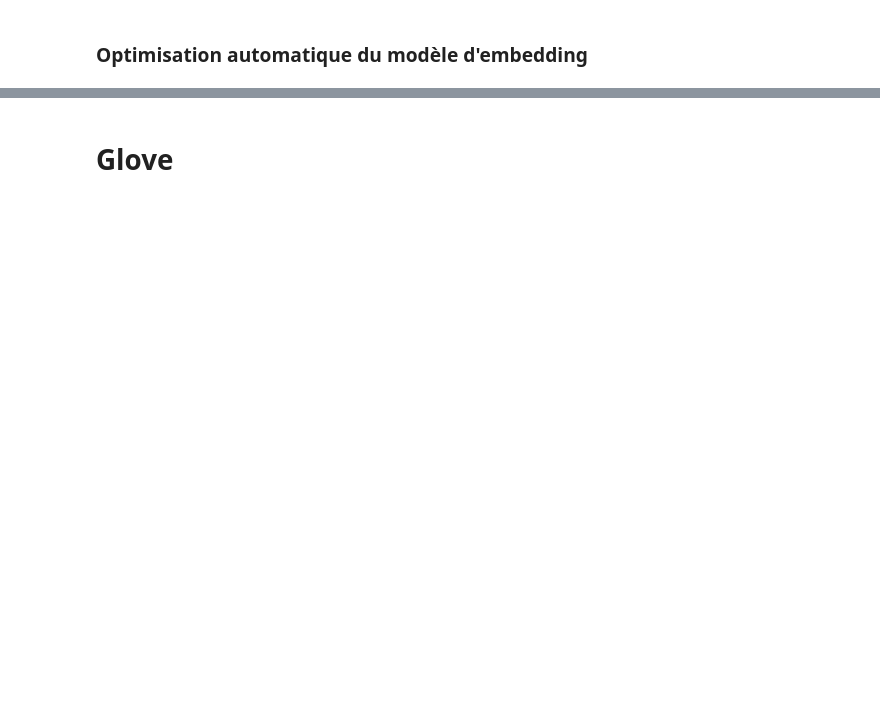
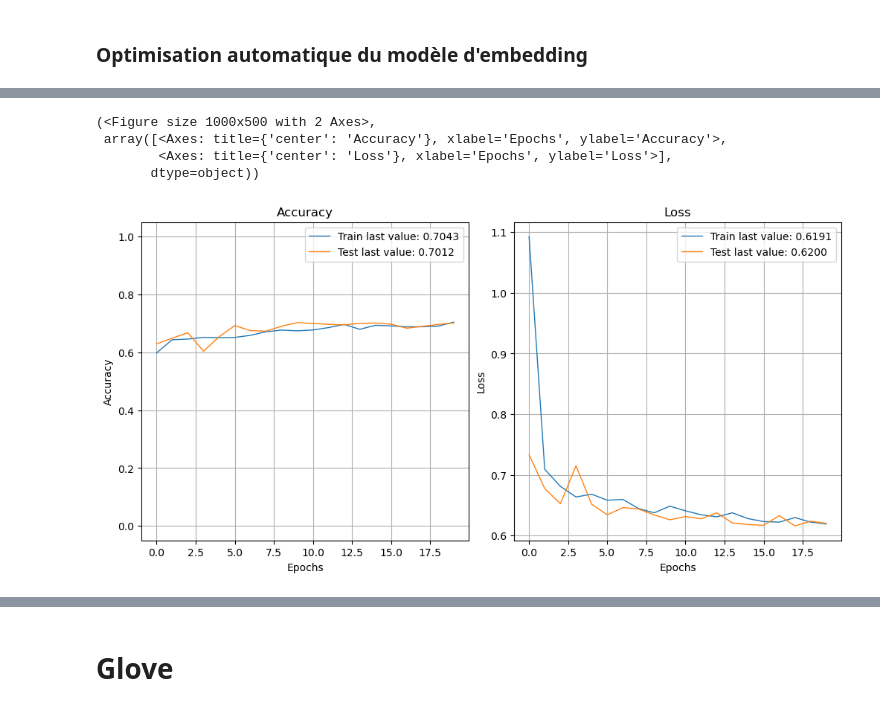
Before and after one commit to cecile-aie/oc_aiep7, a Jupyter notebook: P7_modele_avance.ipynb, the cells around one changed output, grey strips where cells are left out. Cells and saved outputs as stored; diff of their text form; code cells hidden in the pictures; blank space fills up the shorter version.

```diff
--- a/P7_modele_avance.ipynb
+++ b/P7_modele_avance.ipynb
@@ -565,11 +621,0 @@ models = [model_W2v_1, model_W2v_2, model_W2v_3, model_W2v_4, model_W2v_5]  # Re
-# %%
-# Boucle sur les modèles et historiques pour les logger dans MLflow
-for i, (model, history) in enumerate(zip(models, histories)):
-    # Logger le modèle
-    mlflow.keras.log_model(model, f"model_{i+1}")
-
-    # Logger les métriques de l'historique
-    log_history(history, i+1)
-
-    # Logger les graphes d'historique
-    log_history_plot(history, i+1)
@@ -679,0 +744,29 @@ history = best_model.fit(train_padded, y_train, epochs=20, validation_data=(test
+# %%
+import os
+import shutil
+# Supprimer le répertoire s'il existe déjà (pour refaire une mise au point de paramètres à chaque run)
+if os.path.exists('my_dir'):
+    shutil.rmtree('my_dir')
+
+# Instanciation du tuner après suppression
+tuner_W2v = kt.Hyperband(
+    build_model,
+    objective='val_loss',
+    max_epochs=20,
+    factor=3,
+    directory='my_dir',  # Répertoire standard mais il sera recréé
+    project_name='lstm_bidirectional_tuning_W2v'
+)
+# %%
+# Callbacks avec `restore_best_weights`
+stop_early = tf.keras.callbacks.EarlyStopping(monitor='val_loss', patience=5, restore_best_weights=True)
+
+# Recherche des meilleurs hyperparamètres
+tuner_W2v.search(train_padded, y_train, epochs=20, validation_data=(test_padded, y_test), callbacks=[stop_early])
+
+# Récupération des meilleurs hyperparamètres
+best_hps_W2v = tuner_W2v.get_best_hyperparameters(num_trials=1)[0]
+
+# Entraîner le meilleur modèle avec ces hyperparamètres
+best_model_W2v = tuner_W2v.hypermodel.build(best_hps_W2v)
+history_W2v = best_model_W2v.fit(train_padded, y_train, epochs=20, validation_data=(test_padded, y_test), callbacks=[stop_early])
@@ -680,6 +791,12 @@ history = best_model.fit(train_padded, y_train, epochs=20, validation_data=(test
 # %%
 # Plot de l'historique de l'entraînement
-plot_history(history.history)
+plot_history(history_W2v.history)
+# %% [output]
+(<Figure size 1000x500 with 2 Axes>,
+ array([<Axes: title={'center': 'Accuracy'}, xlabel='Epochs', ylabel='Accuracy'>,
+        <Axes: title={'center': 'Loss'}, xlabel='Epochs', ylabel='Loss'>],
+       dtype=object))
+[figure, added]
 # %%
 # Affichage des meilleurs hyperparamètres
 print("Meilleurs hyperparamètres trouvés :")
```
Also changed, not shown: parts of 43 cells of this notebook.
